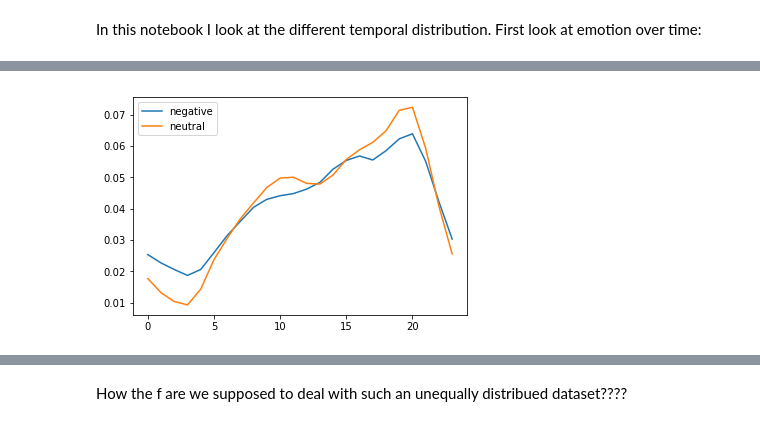
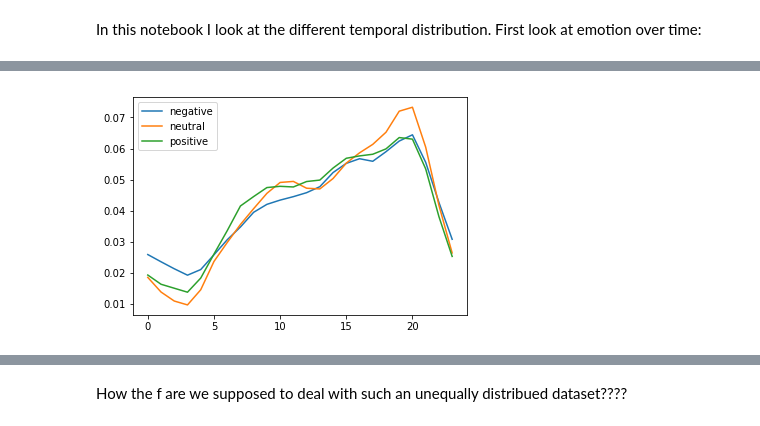
Before and after one commit to mtaziz/ada, a Jupyter notebook: project/Temporal Analysis & geolocation.ipynb, the cells around one changed output, grey strips where cells are left out. Cells and saved outputs as stored; diff of their text form; code cells hidden in the pictures.

Commit message:
Looking at tweets and location, writing some functions

```diff
--- a/project/Temporal Analysis & geolocation.ipynb
+++ b/project/Temporal Analysis & geolocation.ipynb
@@ -13,4 +13,4 @@ from nltk.stem.snowball import SnowballStemmer
 In this notebook I look at the different temporal distribution.
 First look at emotion over time:
 # %%
-df = pd.read_json('reduced_tweets.json', lines=True)
+df = pd.read_json('tweets.json', lines=True)
@@ -24,13 +33,15 @@ def get_time_distribution(times):
 # %%
 neg = get_time_distribution(df[df.sentiment == 'NEGATIVE']['published'])
 neut = get_time_distribution(df[df.sentiment == 'NEUTRAL']['published'])
+pos = get_time_distribution(df[df.sentiment == 'POSITIVE']['published'])
 # %%
 plt.plot(neg)
 plt.plot(neut)
-plt.legend(['negative', 'neutral'])
+plt.plot(pos)
+plt.legend(['negative', 'neutral', 'positive'])
 plt.show()
 # %% [output]
-[figure, old version]
+[figure, new version]
 # %%
 def get_yearly(times):
     publishing_time = times.map(lambda x: x.month).value_counts() / times.count()
```
Also changed, not shown: parts of 14 cells of this notebook, 1 other file.
